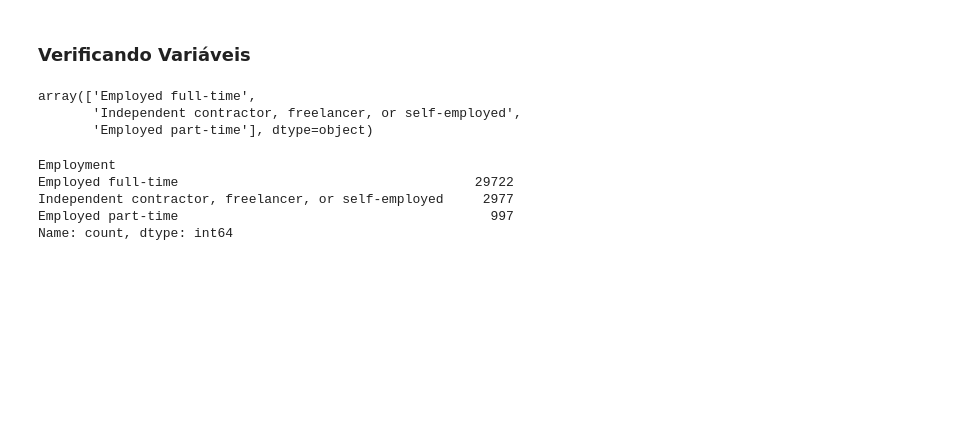
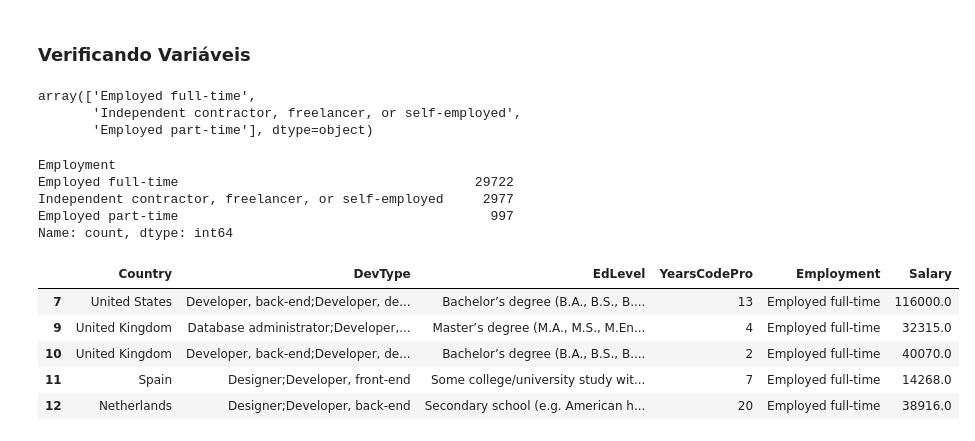
Before and after one commit to SamuelMends/salaries_prediction_project, a Jupyter notebook: Projeto1.ipynb, the cells around one changed output. Saved outputs shown, nothing was run; the diff lists cells and outputs as text; code cells hidden in the pictures; blank space fills up the shorter version.

```diff
--- a/Projeto1.ipynb
+++ b/Projeto1.ipynb
@@ -141,3 +141,12 @@ Name: count, dtype: int64
 # %%
 # Vamos manter somente os registros de quem trabalha full-time:
 ds = ds[ds["Employment"] == "Employed full-time"]
+# %%
+ds.head()
+# %% [output]
+|  | Country | DevType | EdLevel | YearsCodePro | Employment | Salary |
+| 7 | United States | Developer, back-end;Developer, de... | Bachelor’s degree (B.A., B.S., B.... | 13 | Employed full-time | 116000.0 |
+| 9 | United Kingdom | Database administrator;Developer,... | Master’s degree (M.A., M.S., M.En... | 4 | Employed full-time | 32315.0 |
+| 10 | United Kingdom | Developer, back-end;Developer, de... | Bachelor’s degree (B.A., B.S., B.... | 2 | Employed full-time | 40070.0 |
+| 11 | Spain | Designer;Developer, front-end | Some college/university study wit... | 7 | Employed full-time | 14268.0 |
+| 12 | Netherlands | Designer;Developer, back-end | Secondary school (e.g. American h... | 20 | Employed full-time | 38916.0 |
```
